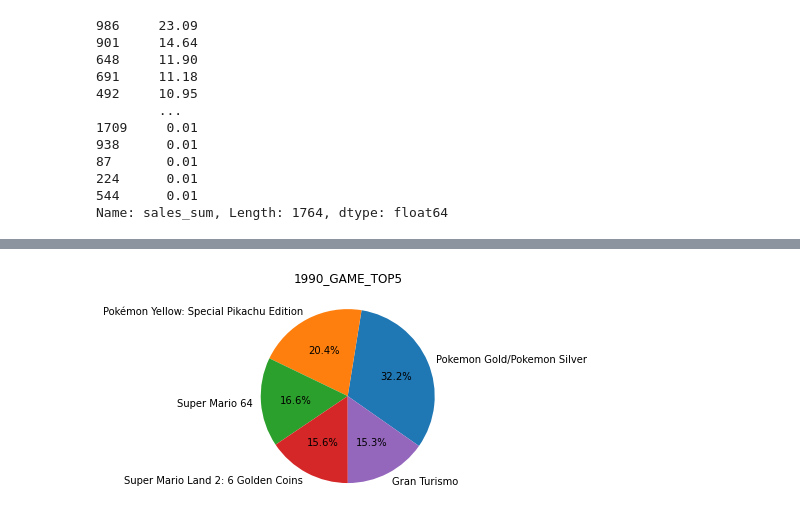
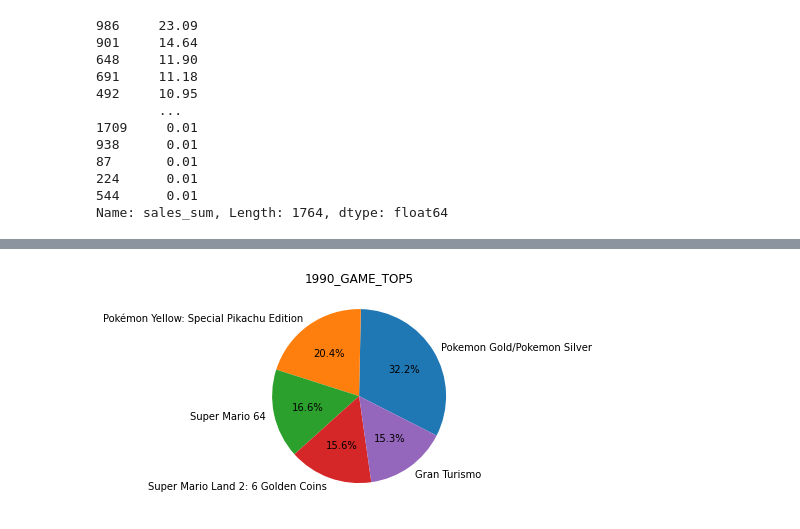
Before and after one commit to matHoYoung/AI_18_JHY_section1, a Jupyter notebook: AI_18_정호영_section1.ipynb, the cells around one changed output, grey strips where cells are left out. Drawn from its saved outputs; the diff is of its cells as text; code cells hidden in the pictures.

```diff
--- a/AI_18_정호영_section1.ipynb
+++ b/AI_18_정호영_section1.ipynb
@@ -495,10 +495,10 @@ game_1990_top5
 # %%
 plt.axis('equal')
 plt.title('1990_GAME_TOP5')
-plt.pie(game_1990_top5['sales_sum'], labels = game_1990_top5['Name'], startangle = 325, autopct = '%1.1f%%')
+plt.pie(game_1990_top5['sales_sum'], labels = game_1990_top5['Name'], startangle = 333, autopct = '%1.1f%%')
 plt.show;
 # %% [output]
-[figure, old version]
+[figure, new version]
 # %%
 #2000 년대 게임
 game_2000 =game[(game['Year'] < 2010) & (game['Year'] >= 2000)]
```
Also changed, not shown: parts of 9 cells of this notebook.
